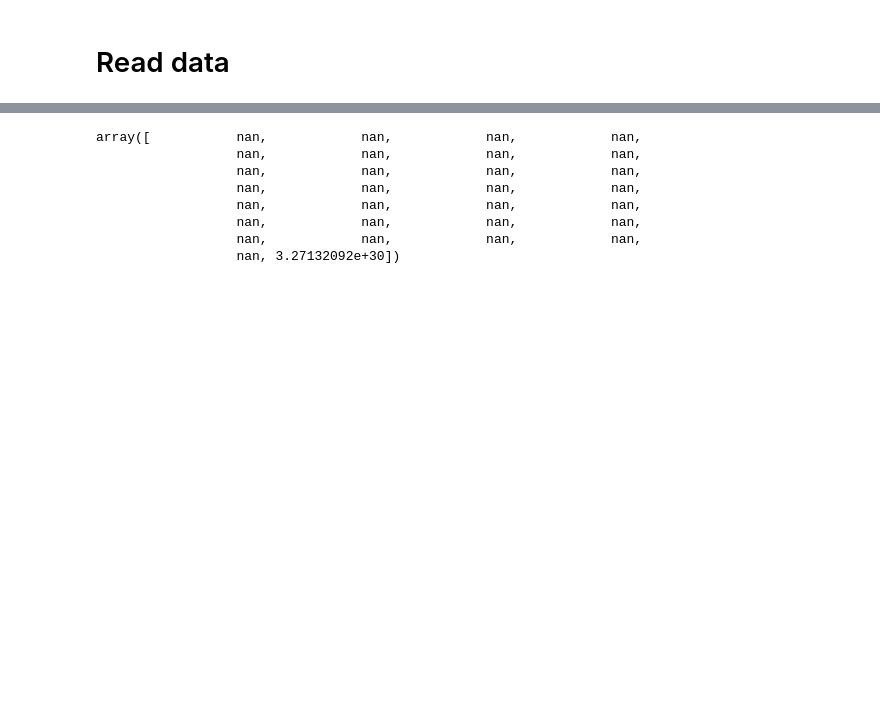
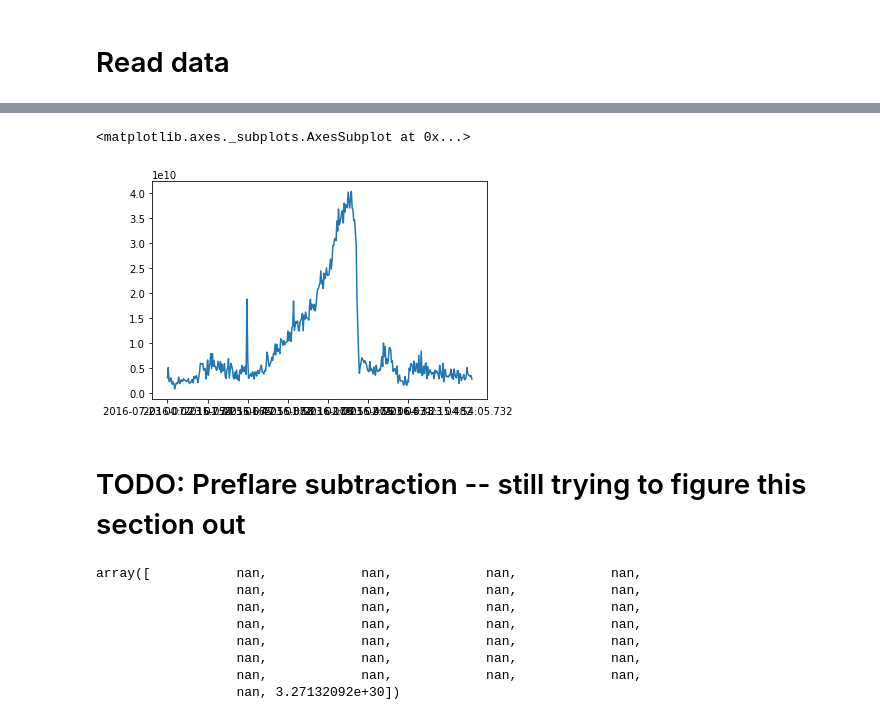
Before and after one commit to jmason86/MinXSS_Flare_Frequency_Distribution, a Jupyter notebook: minxss_make_flare_frequency_distribution.ipynb, the cells around one changed output, grey strips where cells are left out. Cells and saved outputs as stored; diff of their text form; code cells hidden in the pictures; blank space fills up the shorter version.

Commit message:
Extracted a single solar flare (the biggest one)

```diff
--- a/minxss_make_flare_frequency_distribution.ipynb
+++ b/minxss_make_flare_frequency_distribution.ipynb
@@ -107,0 +106,3 @@ Wall time: 22.2 s
+# %%
+i = np.argmax(goes_events['flux'])
+preflare_mask = (time_jd >= (goes_start_jd[i] - 300/1440)) & (time_jd <= goes_start_jd[i])
@@ -107,0 +123,2 @@ Wall time: 22.2 s
+# %%
+spectral_irradiance_one_flare = spectral_irradiance[preflare_mask, :]
@@ -107,0 +136,8 @@ Wall time: 22.2 s
+# %%
+time_astro = Time(time_jd[preflare_mask], format='jd')
+# %%
+df = pd.DataFrame(spectral_irradiance_one_flare)
+df.columns = energy
+df.index = time_astro.iso
+
+df
@@ -107,0 +158,5 @@ Wall time: 22.2 s
+# %%
+df.sum(axis=1).plot()
+# %% [output]
+<matplotlib.axes._subplots.AxesSubplot at 0x...>
+[figure, added]
@@ -108,3 +168,5 @@ Wall time: 22.2 s
+# %% [markdown]
+# TODO: Preflare subtraction -- still trying to figure this section out
 # %%
 # Integrate spectra across energy to produce one value per time
 irradiance = integrate_spectrum_energy(spectral_irradiance, energy) * (u.photon / u.second / u.centimeter**2)
```
Also changed, not shown: parts of 10 cells of this notebook, 1 other file.
